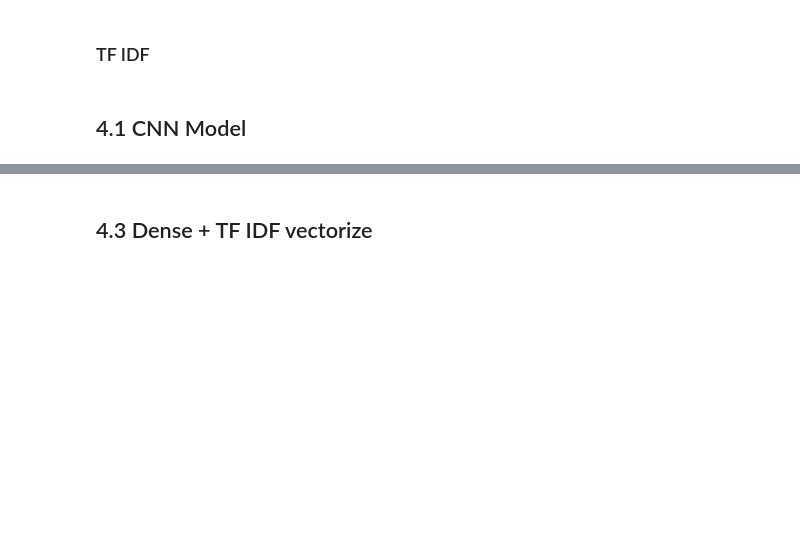
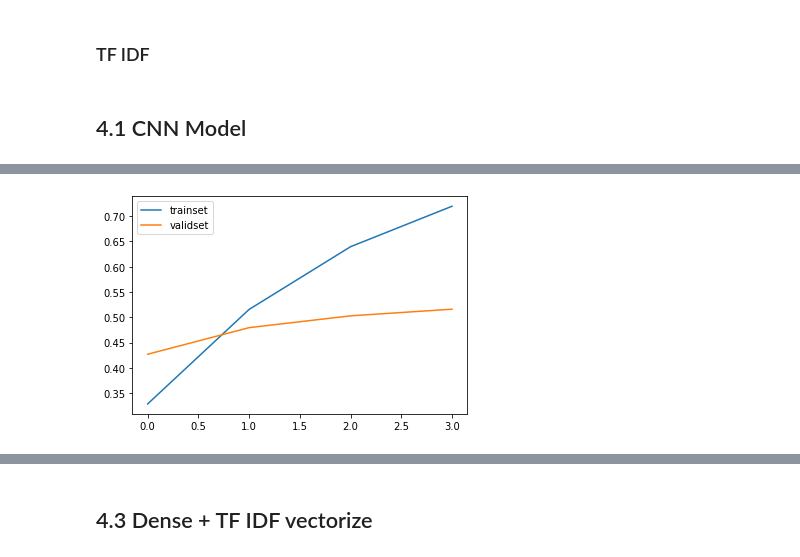
Before and after one commit to andydam452/Emotional-Reg-Youtube-comments, a Jupyter notebook: DM_final_1.ipynb, the cells around one changed output, grey strips where cells are left out. Saved outputs shown, nothing was run; the diff lists cells and outputs as text; code cells hidden in the pictures; blank space fills up the shorter version.

```diff
--- a/DM_final_1.ipynb
+++ b/DM_final_1.ipynb
@@ -328,3 +344,10 @@ NameError: name 'bi_model' is not defined
+# %%
+pyplot.plot(bi_history.history['accuracy'], label='trainset')
+pyplot.plot(bi_history.history['val_accuracy'], label='validset')
+pyplot.legend()
+pyplot.show()
+# %% [output]
+[figure, added]
 # %%
 y_pred = bi_model.predict(X_test)
 y_pred = np.argmax(y_pred, axis = 1)
```
Also changed, not shown: parts of 24 cells of this notebook, 2 other files.
